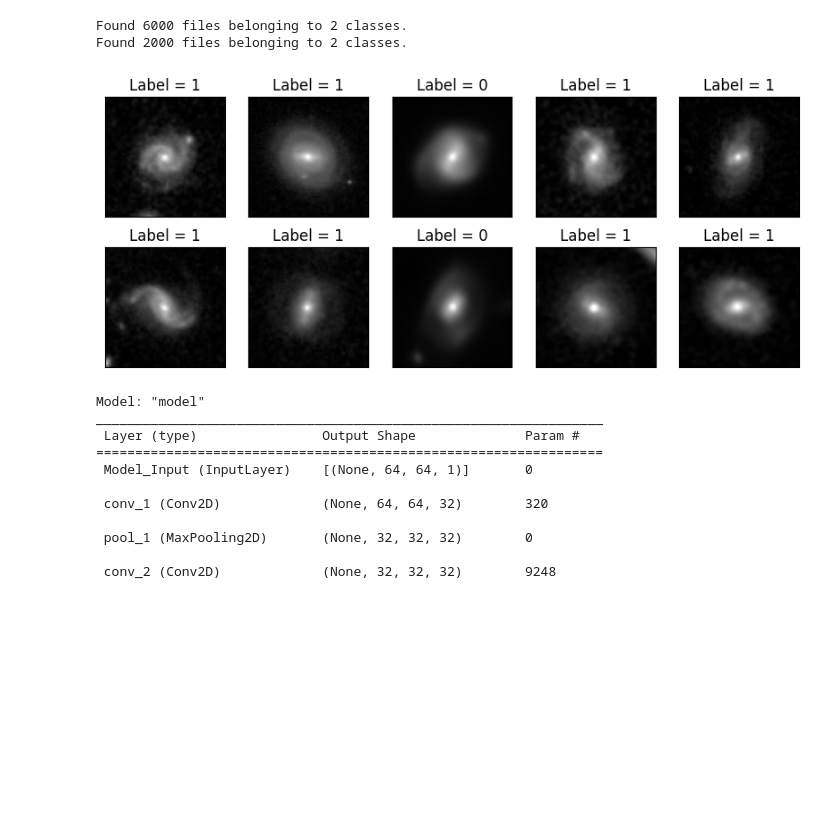
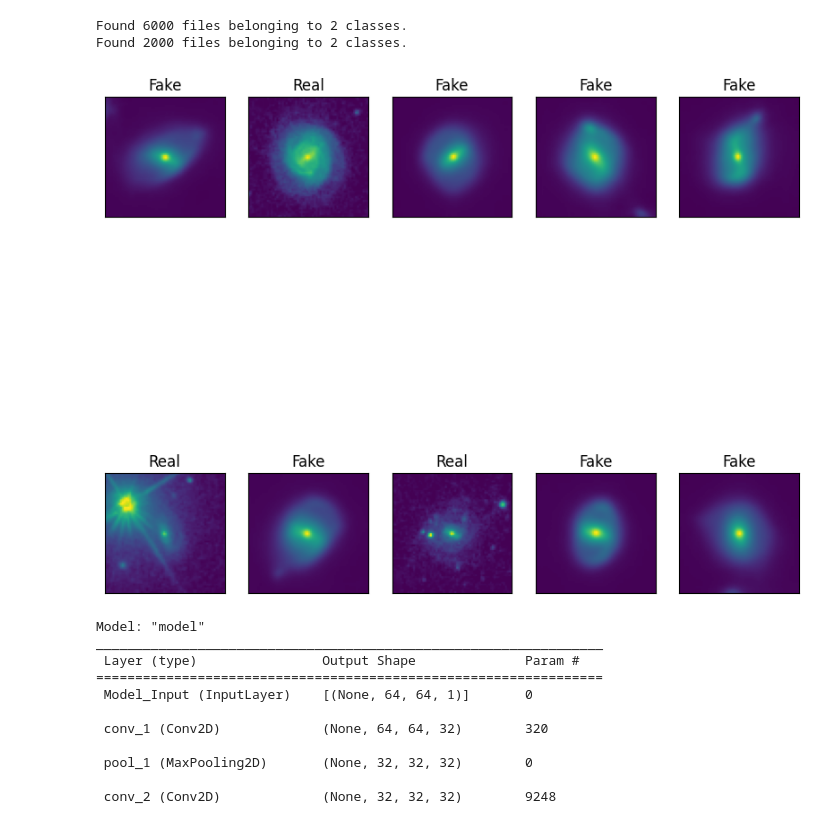
Before and after one commit to titobi/Group-4, a Jupyter notebook: Group_4 (1).ipynb, the cells around one changed output. Drawn from its saved outputs; the diff is of its cells as text; code cells hidden in the pictures; blank space fills up the shorter version.

```diff
--- a/Group_4 (1).ipynb
+++ b/Group_4 (1).ipynb
@@ -15,17 +18,19 @@ drive.mount('/content/drive')
 Mounted at /content/drive
 # %%
 # Loading the Dataset.
-train_dataset = tf.keras.utils.image_dataset_from_directory( '/content/drive/MyDrive/Group_Project_Data/Train', image_size=(64,64), batch_size=256,
+train_dataset = tf.keras.utils.image_dataset_from_directory( '/content/drive/MyDrive/Group_Project_Data/Train', image_size=(64,64), label_mode='int', batch_size=256,
     color_mode='grayscale'
 )
-train_dataset = train_dataset.map(lambda x,y: (x/255, y))
 
-val_dataset = tf.keras.utils.image_dataset_from_directory('/content/drive/MyDrive/Group_Project_Data/Valid', image_size=(64,64), batch_size=256,
+val_dataset = tf.keras.utils.image_dataset_from_directory('/content/drive/MyDrive/Group_Project_Data/Valid', image_size=(64,64),label_mode='int',  batch_size=256,
     color_mode='grayscale'
 )
-val_dataset = val_dataset.map(lambda x,y: (x/255, y))
+# Preprocess the datasets
+train_dataset = train_dataset.map(lambda x, y: (tf.keras.layers.Rescaling(1./255)(x), y))
+val_dataset = val_dataset.map(lambda x, y: (tf.keras.layers.Rescaling(1./255)(x), y))
 
-# Unpack image/data and labels/targets
+
+# Unpack images and labels
 X_train, y_train = next(iter(train_dataset))
 X_test, y_test = next(iter(val_dataset))
 # %% [output]
@@ -34,18 +39,21 @@ Found 2000 files belonging to 2 classes.
 # %%
 import matplotlib.pyplot as plt
 
-f, ax = plt.subplots(2,5, figsize=(10, 4))
+f, ax = plt.subplots(2,5, figsize=(10, 10))
 ax = ax.flatten()
 
 for i in range(10):
-    ax[i].imshow(X_train[i,:,:], cmap='gray')
-    ax[i].set_title(f'Label = {y_train[i]}')
+    ax[i].imshow(X_train[i,:,:,0])
+    if y_train[i] == 1:
+        ax[i].set_title('Real')
+    else:
+        ax[i].set_title('Fake')
     ax[i].set_xticks([])
     ax[i].set_yticks([])
 
 plt.show()
 # %% [output]
-[figure, old version]
+[figure, new version]
 # %%
 ### Create the layers for the CNN model, using the Functional API
 # Input, Conv2D, MaxPool2D, Flatten, Dense
```
Also changed, not shown: parts of 5 cells of this notebook.
